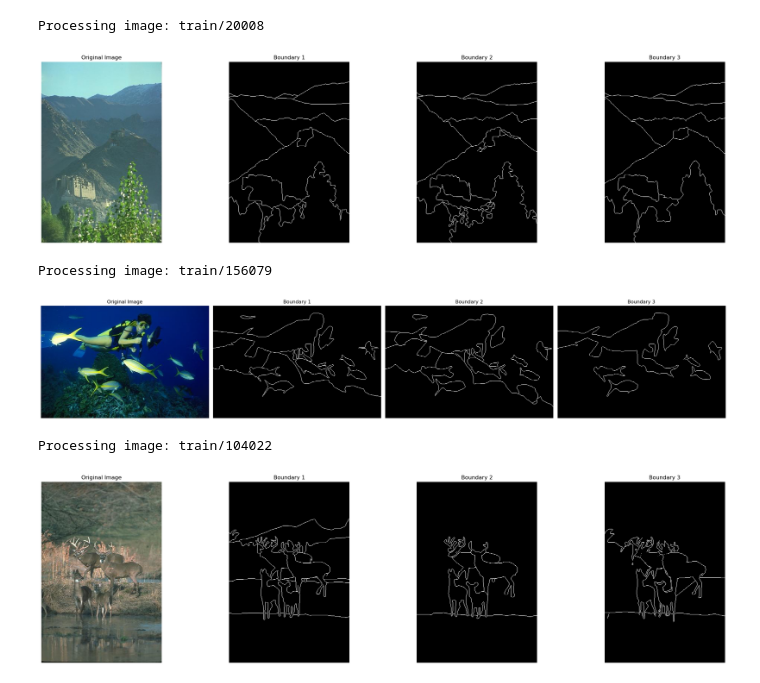
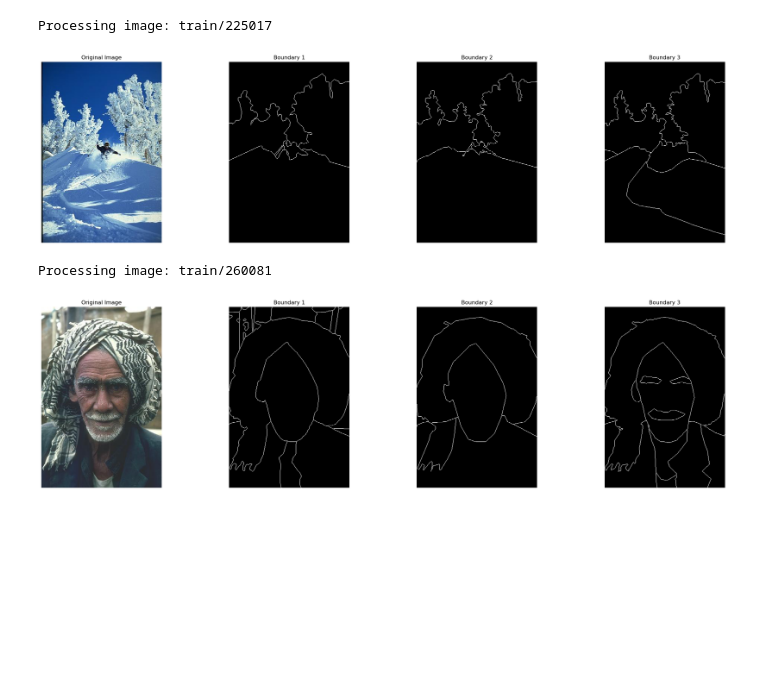
Before and after one commit to finallyupper/24-CV-BoundaryDetection, a Jupyter notebook: main.ipynb, the cells around one changed output. Cells and saved outputs as stored; diff of their text form; code cells hidden in the pictures; blank space fills up the shorter version.

Commit message:
fix: modified load_data

```diff
--- a/main.ipynb
+++ b/main.ipynb
@@ -7,7 +7,7 @@ warnings.filterwarnings("ignore", category=FutureWarning)
 ### config ###
 split = 'train'
 data_dir = "/data/yoojinoh/CV/data/"
-num_images = 3
+num_images = 2
 ##############
 # %%
 def custom_filter(images):
@@ -28,11 +28,10 @@ def custom_filter(images):
     pred_edges = f1f3_conventional_norm.copy()
     return pred_edges
 # %%
-images, boundaries = load_data(data_dir, num_images, split)
+images, boundaries, selected_sample_names = load_data(data_dir, num_images, split)
+gray_images = [cv2.cvtColor(img, cv2.COLOR_RGB2GRAY) for img in images]
 # %% [output]
-Processing image: train/20008
+Processing image: train/225017
-[figure, old version]
+[figure, new version]
-Processing image: train/156079
+Processing image: train/260081
-[figure, old version]
+[figure, new version]
-Processing image: train/104022
-[figure, removed]
```
Also changed, not shown: parts of 4 cells of this notebook, 2 other files.
